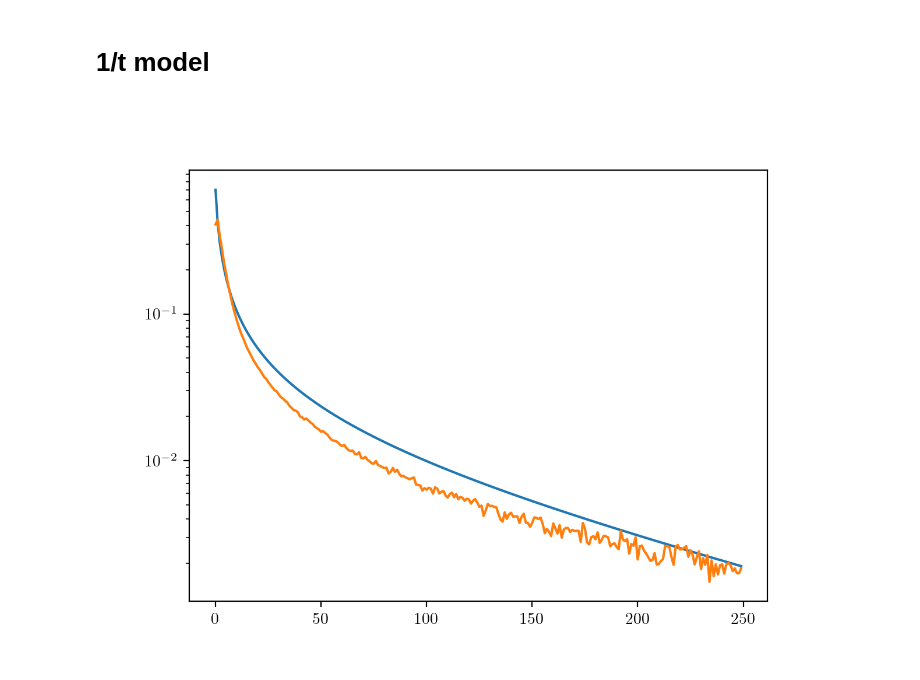
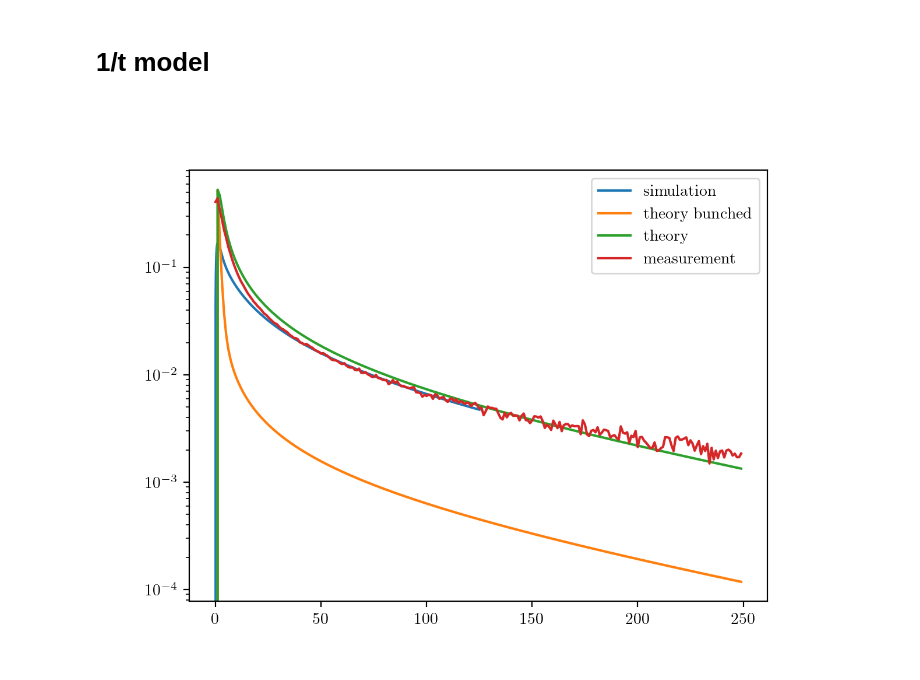
Before and after one commit to 10483/MTP, a Jupyter notebook: FVSimulation/Compare theory with data bTa.ipynb, the cells around one changed output. Saved outputs shown, nothing was run; the diff lists cells and outputs as text; code cells hidden in the pictures.

```diff
--- a/FVSimulation/Compare theory with data bTa.ipynb
+++ b/FVSimulation/Compare theory with data bTa.ipynb
@@ -1,18 +1,3 @@
-# %%
-import numpy as np
-import matplotlib.pyplot as plt
-%matplotlib widget
-from Finite_volume_method_1D import *
-
-plt.rcParams.update({
-    "text.usetex": True,
-    "font.family": "Computer Modern",
-    "figure.dpi": 200,
-})
-# %%
-# datapath = '../../DataKian/Al_LT165chip7/673nm/'
-datapath = '../../DataKian/bTa_LT278W2chip5/673nm/'
-data = np.genfromtxt(datapath+'KID3_96dBm__TmK100_avgpulse_ampphase.csv',skip_header=1,delimiter=',')
 # %%
 #bTa
 
@@ -51,7 +36,7 @@ lambda_ph = 0.673 #um
 h= 4.1356e-9 #eV us
 c = 299792458 #um/us
 k_B = 0.00008617343 # eV/K
-eta_pb = 0.57 # 0.59 maximum
+eta_pb = 0.59 # maximum
 E_ph = h*c/lambda_ph
 T_c = 0.8
 Delta = 1.764*k_B*T_c
@@ -60,21 +45,21 @@ tau_qp_star = tau
 width=10 #um
 height=0.04 #um
 length =90 #um
-T_eff = 0.1 #0.096 #K
+T_eff = 0.095 #0.1#K
 N0 = 30300000000 # /eV /um^3
 
 Q0=2*N0*np.sqrt(2*np.pi*k_B*T_eff*Delta)*np.exp(-Delta/(k_B*T_eff))*width*height
 R=1/(2*tau_qp_star*Q0)
 D_all=50
-sigma_init=10
+sigma_init=1
 
 # specific to KID and Temp, put everything us and
 dthetadN = 8.142e-05
 Q= 1.238e4
-f0 = 5.105e9 * 1000 # /us
+f0 = 5.105 * 1000 # /us
 # %%
 # define geometry
-dt=0.1
+dt=0.05
 dx=0.5
 L=length # make sure dx cleanly divides L
 N=int(L/dx)
@@ -89,6 +74,6 @@ print(N_init)
 print(np.trapz(Q_init,x_centers))
 
 # Simulation
-T=len(phase)
+T=len(phase)/2
 times, Q_list_Al = simulate(Q_init,int(T/dt),dt,dx,D_all,R,Q0)
 # %% [output]
@@ -115,22 +100,32 @@ eta_pb =  0.3568547533820355
 # %%
 # Theory: thomas' 1/t oplossing
 
 def decay(A,R,Q0,t):
   return 2*Q0/((2*Q0/A+1)*np.exp(2*Q0*R*t)-1)
 
 t_range = np.arange(len(phase))
 Qs,Ts =np.meshgrid(Q_init,t_range)
 
-theory = decay(Qs,R,Q0,Ts)
+theory_bunched = decay(Qs,R,Q0,Ts)
 
 
-Nqp=nqp_to_Nqp(theory,x_centers)
+Nqp=nqp_to_Nqp(theory_bunched,x_centers)
 
-thetas = Nqp_to_theta(Nqp,dthetadN,Q,f0,t_range)
+thetas_theory_bunched = Nqp_to_theta(Nqp,dthetadN,Q,f0,t_range)
+
+
+theory = decay(N_init/length,R,Q0,t_range)
+
+Nqp=theory*length
+
+thetas_theory = Nqp_to_theta(Nqp,dthetadN,Q,f0,t_range)
 
 plt.figure()
-plt.semilogy(t_range,thetas,label='simulation')
+plt.semilogy(times,thetas,label='simulation')
+plt.semilogy(t_range,thetas_theory_bunched,label='theory bunched')
+plt.semilogy(t_range,thetas_theory,label='theory')
 plt.semilogy(t_range,phase,label='measurement')
+plt.legend()
 plt.show()
 # %% [output]
-[figure, old version]
+[figure, new version]
```
Also changed, not shown: parts of 2 cells of this notebook, 3 other files.
